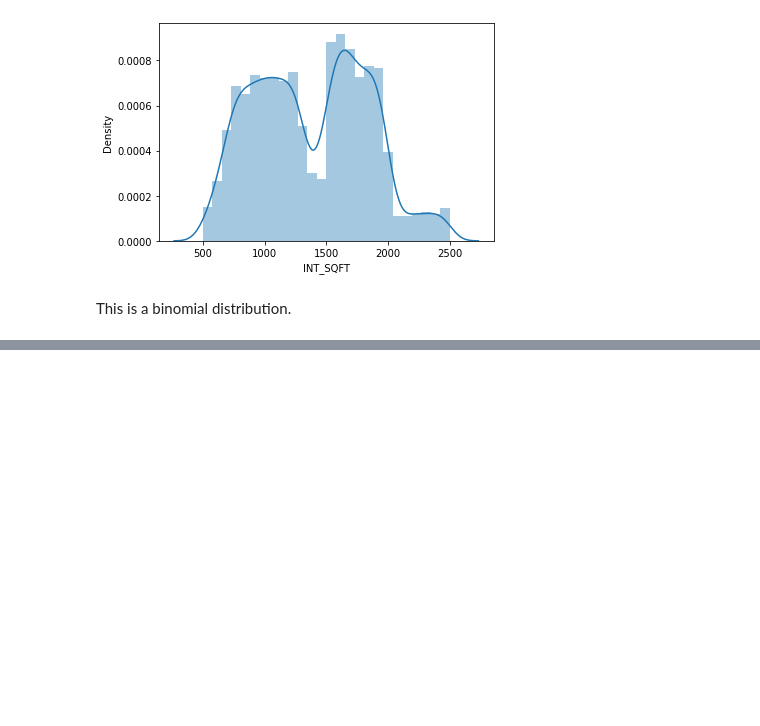
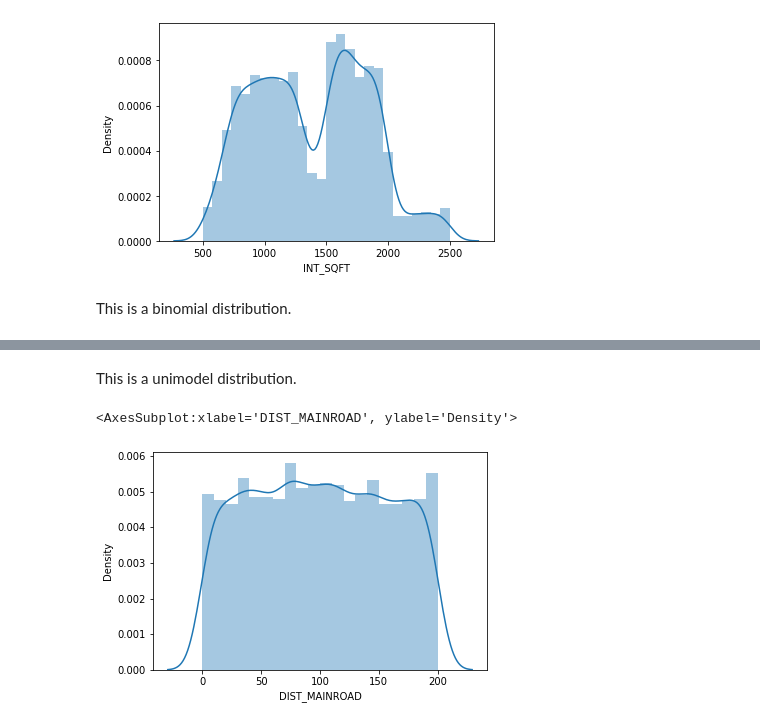
Before and after one commit to Harish-aditya/House-price-prediction, a Jupyter notebook: House_price_prediction.ipynb, the cells around one changed output, grey strips where cells are left out. Cells and saved outputs as stored; diff of their text form; code cells hidden in the pictures; blank space fills up the shorter version.

```diff
--- a/House_price_prediction.ipynb
+++ b/House_price_prediction.ipynb
@@ -976,0 +984,7 @@ This is a binomial distribution.
+# %% [markdown]
+This is a unimodel distribution.
+# %%
+sns.distplot(df.DIST_MAINROAD,bins=20)
+# %% [output]
+<AxesSubplot:xlabel='DIST_MAINROAD', ylabel='Density'>
+[figure, added]
```
Also changed, not shown: parts of 73 cells of this notebook.
